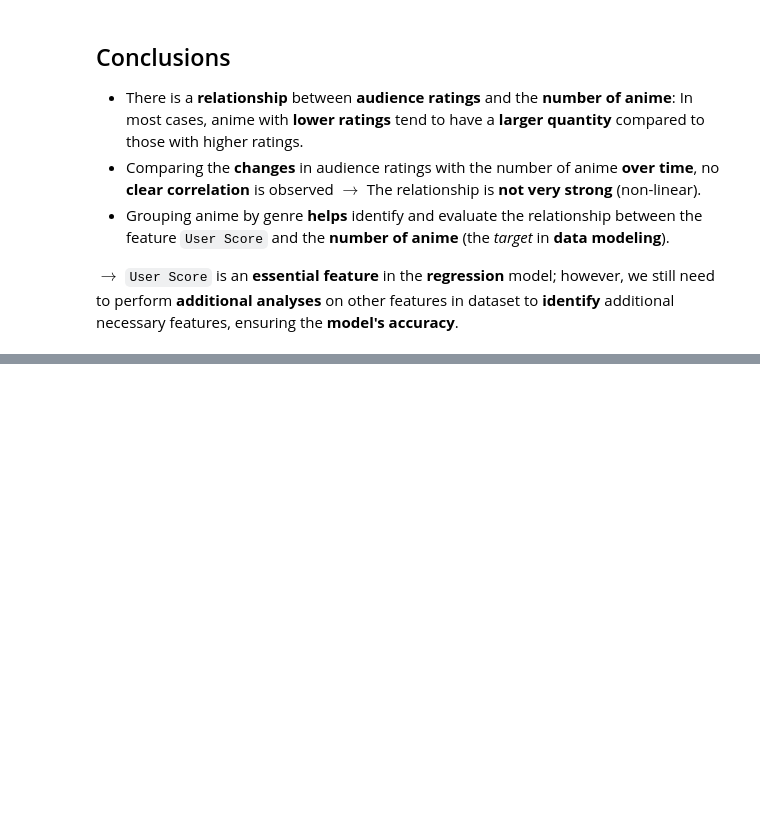
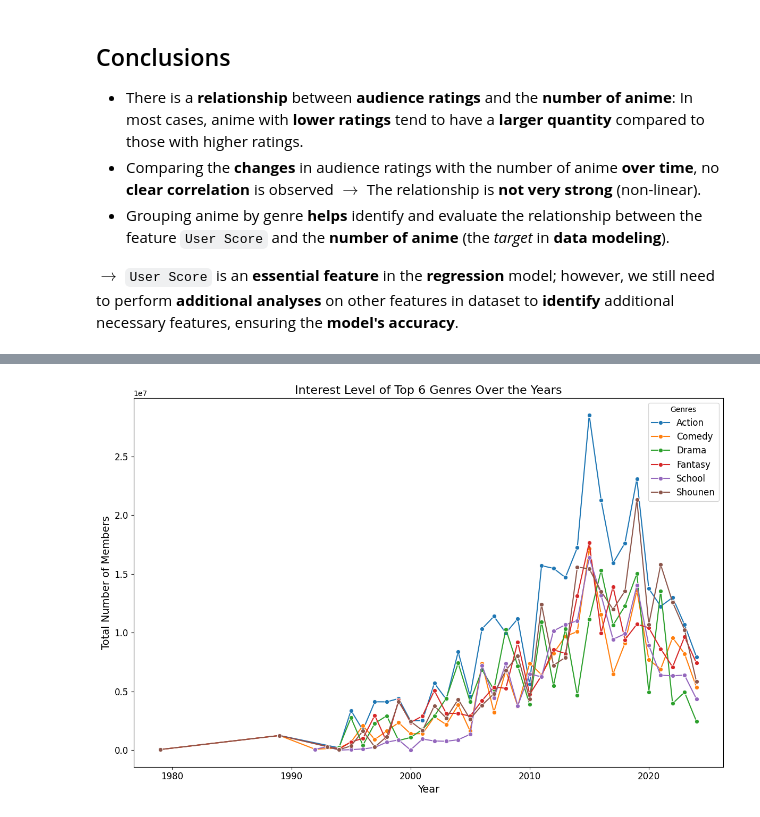
Before and after one commit to lib2509/Intro_to_DS_Final_Project, a Jupyter notebook: data_analysis.ipynb, the cells around one changed output, grey strips where cells are left out. Drawn from its saved outputs; the diff is of its cells as text; code cells hidden in the pictures; blank space fills up the shorter version.

```diff
--- a/data_analysis.ipynb
+++ b/data_analysis.ipynb
@@ -287,0 +378,41 @@
+# %%
+# Use the exploded data from Question 6 if it exists
+if 'anime_data_exploded' in locals():
+    anime_data_filtered = anime_data_exploded.copy()
+else:
+    # Create a copy and explode if not already done
+    anime_data_filtered = anime_data_copy.copy()
+    anime_data_filtered['Genres'] = anime_data_filtered['Genres'].str.split(', ')
+    anime_data_filtered = anime_data_filtered.explode('Genres')
+
+# Filter for the top 6 popular genres
+top_genres = ["Action", "Shounen", "Fantasy", "Drama", "Comedy", "School"]
+filtered_data = anime_data_filtered[anime_data_filtered['Genres'].isin(top_genres)]
+
+# Calculate total members by genre and year
+genre_trends = filtered_data.groupby(['Genres', 'Year'])['Number of Members'].sum().reset_index()
+# %%
+# Plot the trends
+plt.figure(figsize=(12, 8))
+sns.lineplot(
+    data=genre_trends,
+    x='Year',
+    y='Number of Members',
+    hue='Genres',
+    marker='o',
+    palette='tab10'
+)
+
+# Customize the plot
+plt.title('Interest Level of Top 6 Genres Over the Years', fontsize=16)
+plt.xlabel('Year', fontsize=14)
+plt.ylabel('Total Number of Members', fontsize=14)
+plt.xticks(fontsize=12)
+plt.yticks(fontsize=12)
+plt.legend(title='Genres', fontsize=12)
+plt.tight_layout()
+
+# Display the plot
+plt.show()
+# %% [output]
+[figure, added]
```
Also changed, not shown: parts of 34 cells of this notebook.
